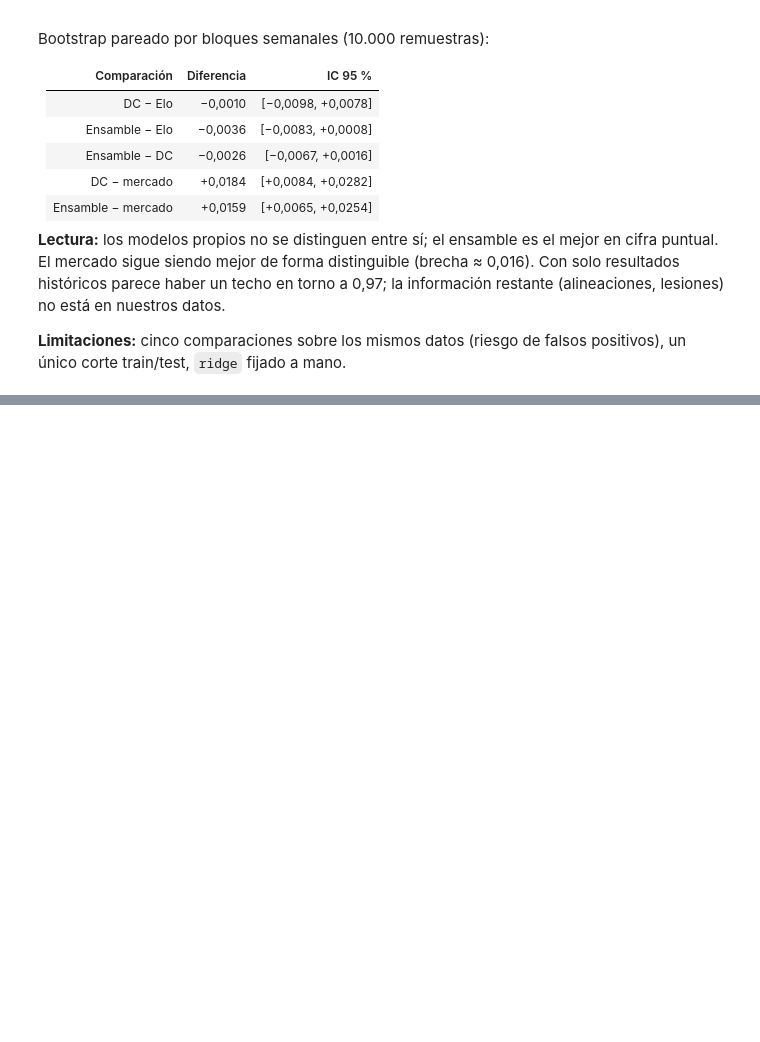
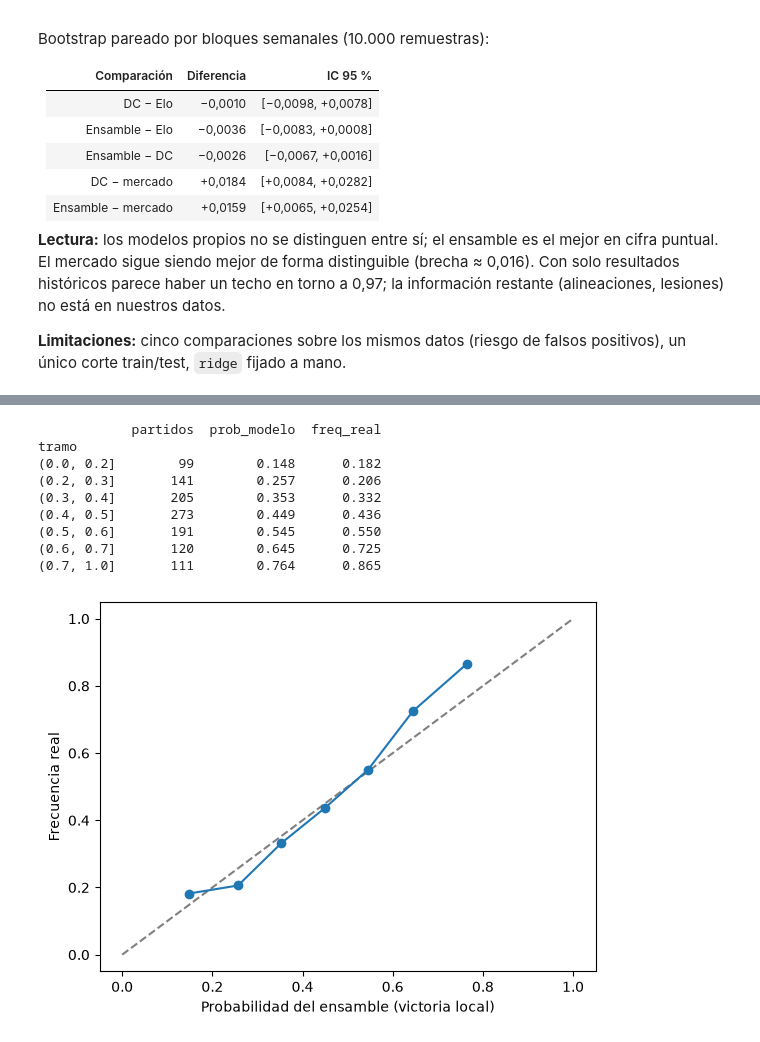
Before and after one commit to eblancod27/betis-predictor, a Jupyter notebook: notebooks/05_dixon_coles.ipynb, the cells around one changed output, grey strips where cells are left out. Drawn from its saved outputs; the diff is of its cells as text; code cells hidden in the pictures; blank space fills up the shorter version.

```diff
--- a/notebooks/05_dixon_coles.ipynb
+++ b/notebooks/05_dixon_coles.ipynb
@@ -145,0 +182,26 @@ positivos), un único corte train/test, `ridge` fijado a mano.
+# %%
+t["pH_ens"] = P_ens[:, 0]
+t["tramo"] = pd.cut(t["pH_ens"], bins=[0, 0.2, 0.3, 0.4, 0.5, 0.6, 0.7, 1.0])
+cal = t.groupby("tramo", observed=True).agg(
+    partidos=("pH_ens", "size"),
+    prob_modelo=("pH_ens", "mean"),
+    freq_real=("FTR", lambda s: (s == "H").mean()),
+).round(3)
+print(cal)
+
+plt.plot([0, 1], [0, 1], "--", color="gray")
+plt.plot(cal["prob_modelo"], cal["freq_real"], "o-")
+plt.xlabel("Probabilidad del ensamble (victoria local)")
+plt.ylabel("Frecuencia real")
+plt.show()
+# %% [output]
+            partidos  prob_modelo  freq_real
+tramo
+(0.0, 0.2]        99        0.148      0.182
+(0.2, 0.3]       141        0.257      0.206
+(0.3, 0.4]       205        0.353      0.332
+(0.4, 0.5]       273        0.449      0.436
+(0.5, 0.6]       191        0.545      0.550
+(0.6, 0.7]       120        0.645      0.725
+(0.7, 1.0]       111        0.764      0.865
+[figure, added]
```
Also changed, not shown: parts of 4 cells of this notebook.
